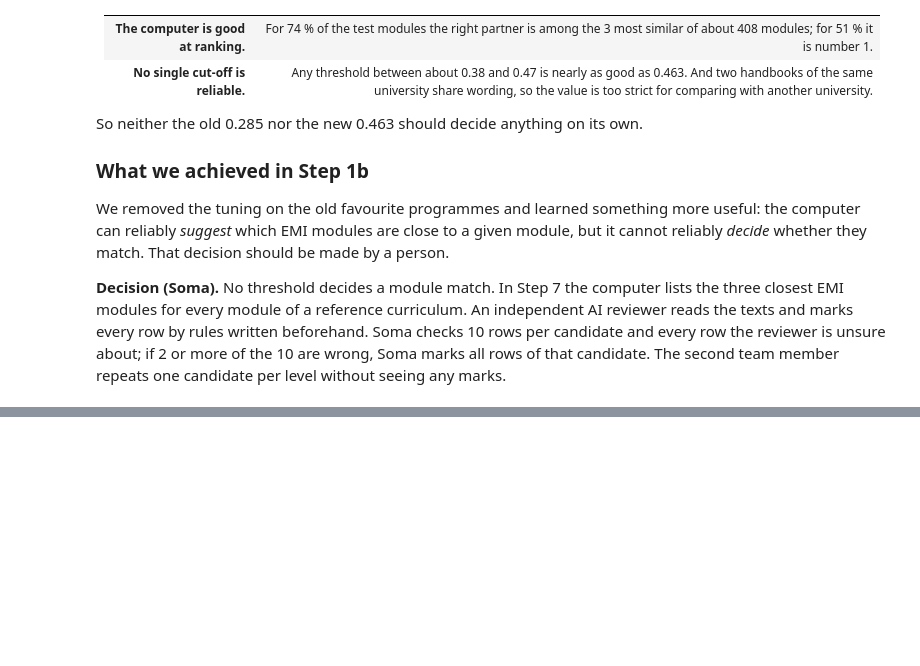
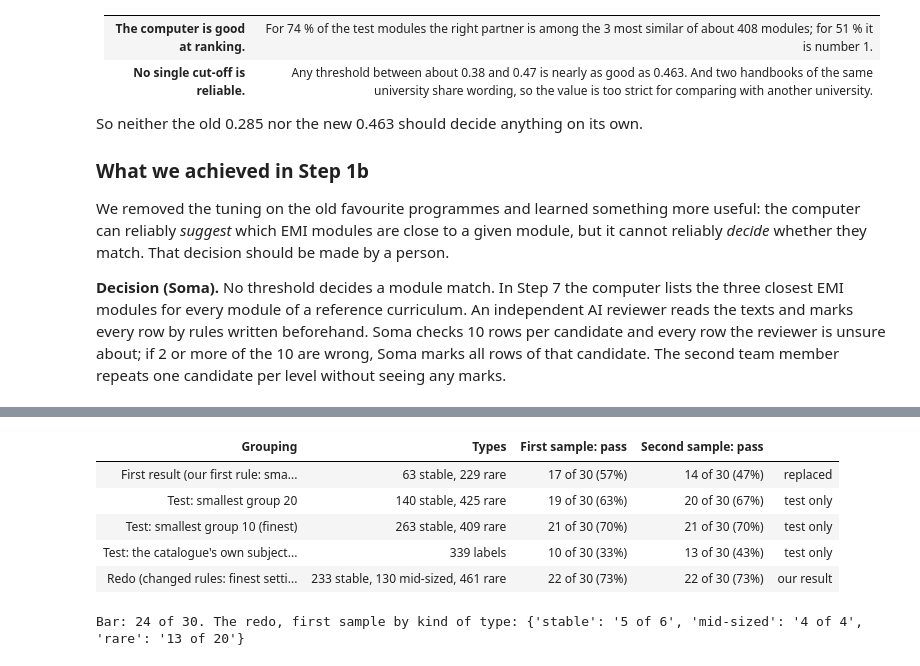
Before and after one commit to SomanthaManuranga/study-program-intelligence, a Jupyter notebook: notebooks/funnel_progress.ipynb, the cells around one changed output, grey strips where cells are left out. Saved outputs shown, nothing was run; the diff lists cells and outputs as text; code cells hidden in the pictures; blank space fills up the shorter version.

```diff
--- a/notebooks/funnel_progress.ipynb
+++ b/notebooks/funnel_progress.ipynb
@@ -500,0 +404,14 @@ Step 3 (screen and competition) starts only when a list of types is accepted.
+# %%
+CH = json.loads((ROOT / "data" / "interim" / "funnel2_step2_checks.json").read_text(encoding="utf-8"))
+n = CH["types_per_sample"]
+show(pd.DataFrame([(r["grouping"], r["types"], f"{r['first']} of {n} ({r['first'] / n:.0%})", f"{r['second']} of {n} ({r['second'] / n:.0%})", r["note"]) for r in CH["rows"]],
+                  columns=["Grouping", "Types", "First sample: pass", "Second sample: pass", ""]))
+print(f"Bar: {int(CH['bar'] * n)} of {n}. The redo, first sample by kind of type:", CH["redo_by_kind"])
+# %% [output]
+| Grouping | Types | First sample: pass | Second sample: pass |  |
+| First result (our first rule: sma... | 63 stable, 229 rare | 17 of 30 (57%) | 14 of 30 (47%) | replaced |
+| Test: smallest group 20 | 140 stable, 425 rare | 19 of 30 (63%) | 20 of 30 (67%) | test only |
+| Test: smallest group 10 (finest) | 263 stable, 409 rare | 21 of 30 (70%) | 21 of 30 (70%) | test only |
+| Test: the catalogue's own subject... | 339 labels | 10 of 30 (33%) | 13 of 30 (43%) | test only |
+| Redo (changed rules: finest setti... | 233 stable, 130 mid-sized, 461 rare | 22 of 30 (73%) | 22 of 30 (73%) | our result |
+Bar: 24 of 30. The redo, first sample by kind of type: {'stable': '5 of 6', 'mid-sized': '4 of 4', 'rare': '13 of 20'}
```
Also changed, not shown: parts of 19 cells of this notebook, 5 other files.
